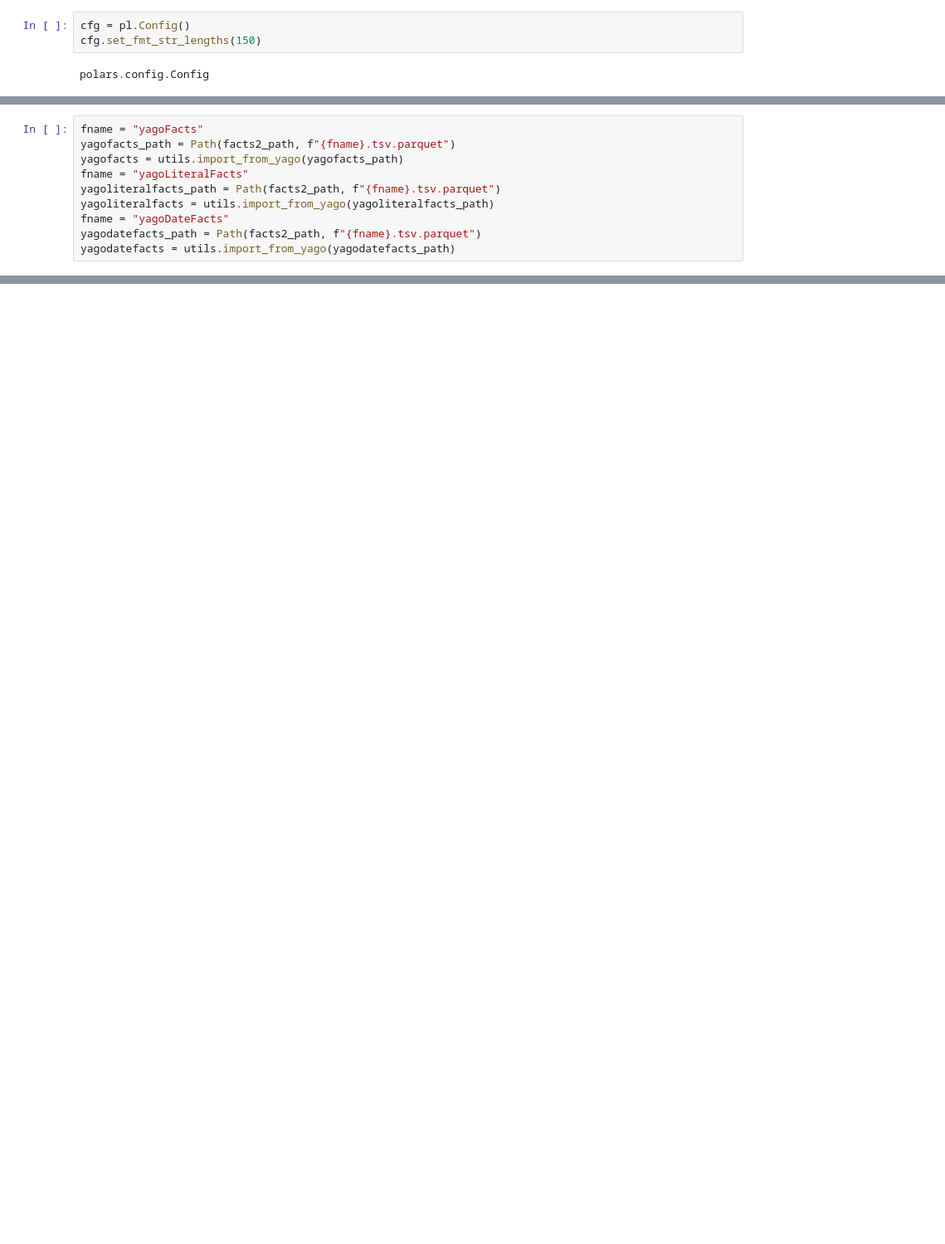
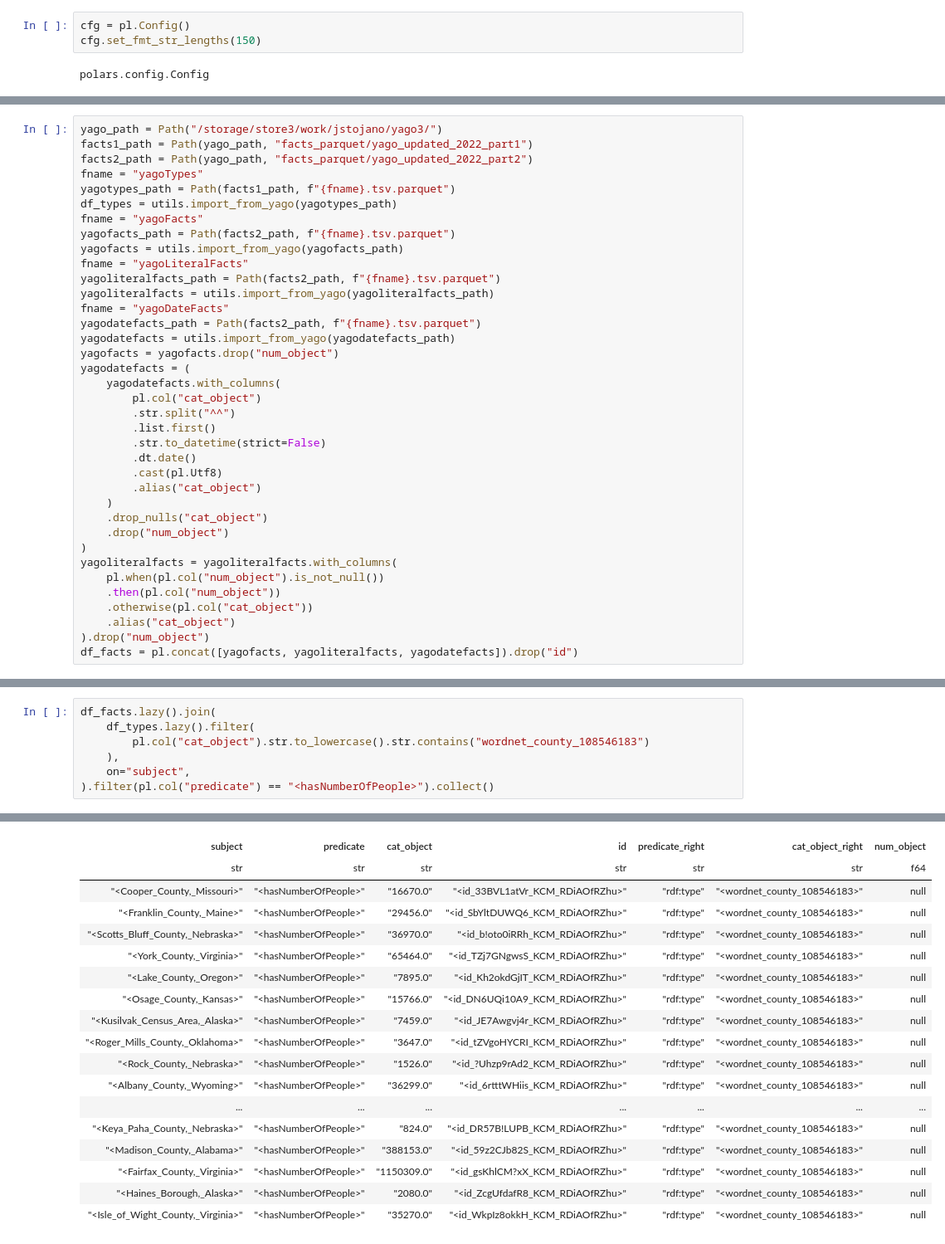
Before and after one commit to rcap107/YADL, a Jupyter notebook: notebooks/Refactor YADL preparation.ipynb, the cells around one changed output, grey strips where cells are left out. Shown at 83% size. Saved outputs shown, nothing was run; the diff lists cells and outputs as text; blank space fills up the shorter version.

Commit message:
Small updats

```diff
--- a/notebooks/Refactor YADL preparation.ipynb
+++ b/notebooks/Refactor YADL preparation.ipynb
@@ -31,4 +27,10 @@ df_types = utils.import_from_yago(yagotypes_path)
 # %%
+yago_path = Path("/storage/store3/work/jstojano/yago3/")
+facts1_path = Path(yago_path, "facts_parquet/yago_updated_2022_part1")
+facts2_path = Path(yago_path, "facts_parquet/yago_updated_2022_part2")
+fname = "yagoTypes"
+yagotypes_path = Path(facts1_path, f"{fname}.tsv.parquet")
+df_types = utils.import_from_yago(yagotypes_path)
 fname = "yagoFacts"
 yagofacts_path = Path(facts2_path, f"{fname}.tsv.parquet")
 yagofacts = utils.import_from_yago(yagofacts_path)
@@ -38,3 +40,24 @@ yagoliteralfacts = utils.import_from_yago(yagoliteralfacts_path)
 fname = "yagoDateFacts"
 yagodatefacts_path = Path(facts2_path, f"{fname}.tsv.parquet")
 yagodatefacts = utils.import_from_yago(yagodatefacts_path)
+yagofacts = yagofacts.drop("num_object")
+yagodatefacts = (
+    yagodatefacts.with_columns(
+        pl.col("cat_object")
+        .str.split("^^")
+        .list.first()
+        .str.to_datetime(strict=False)
+        .dt.date()
+        .cast(pl.Utf8)
+        .alias("cat_object")
+    )
+    .drop_nulls("cat_object")
+    .drop("num_object")
+)
+yagoliteralfacts = yagoliteralfacts.with_columns(
+    pl.when(pl.col("num_object").is_not_null())
+    .then(pl.col("num_object"))
+    .otherwise(pl.col("cat_object"))
+    .alias("cat_object")
+).drop("num_object")
+df_facts = pl.concat([yagofacts, yagoliteralfacts, yagodatefacts]).drop("id")
@@ -78,0 +236,8 @@ shape: (1_015, 5)
+# %%
+df_facts.lazy().join(
+    df_types.lazy().filter(
+        pl.col("cat_object").str.to_lowercase().str.contains("wordnet_county_108546183")
+    ),
+    on="subject",
+).filter(pl.col("predicate") == "<hasNumberOfPeople>").collect()
+# %% [output]
@@ -78,0 +245,18 @@ shape: (1_015, 5)
+| subject | predicate | cat_object | id | predicate_right | cat_object_right | num_object |
+| str | str | str | str | str | str | f64 |
+| "<Cooper_County,_Missouri>" | "<hasNumberOfPeople>" | "16670.0" | "<id_33BVL1atVr_KCM_RDiAOfRZhu>" | "rdf:type" | "<wordnet_county_108546183>" | null |
+| "<Franklin_County,_Maine>" | "<hasNumberOfPeople>" | "29456.0" | "<id_SbYltDUWQ6_KCM_RDiAOfRZhu>" | "rdf:type" | "<wordnet_county_108546183>" | null |
+| "<Scotts_Bluff_County,_Nebraska>" | "<hasNumberOfPeople>" | "36970.0" | "<id_b!oto0iRRh_KCM_RDiAOfRZhu>" | "rdf:type" | "<wordnet_county_108546183>" | null |
+| "<York_County,_Virginia>" | "<hasNumberOfPeople>" | "65464.0" | "<id_TZj7GNgwsS_KCM_RDiAOfRZhu>" | "rdf:type" | "<wordnet_county_108546183>" | null |
+| "<Lake_County,_Oregon>" | "<hasNumberOfPeople>" | "7895.0" | "<id_Kh2okdGjIT_KCM_RDiAOfRZhu>" | "rdf:type" | "<wordnet_county_108546183>" | null |
+| "<Osage_County,_Kansas>" | "<hasNumberOfPeople>" | "15766.0" | "<id_DN6UQi10A9_KCM_RDiAOfRZhu>" | "rdf:type" | "<wordnet_county_108546183>" | null |
+| "<Kusilvak_Census_Area,_Alaska>" | "<hasNumberOfPeople>" | "7459.0" | "<id_JE7Awgvj4r_KCM_RDiAOfRZhu>" | "rdf:type" | "<wordnet_county_108546183>" | null |
+| "<Roger_Mills_County,_Oklahoma>" | "<hasNumberOfPeople>" | "3647.0" | "<id_tZVgoHYCRI_KCM_RDiAOfRZhu>" | "rdf:type" | "<wordnet_county_108546183>" | null |
+| "<Rock_County,_Nebraska>" | "<hasNumberOfPeople>" | "1526.0" | "<id_?Uhzp9rAd2_KCM_RDiAOfRZhu>" | "rdf:type" | "<wordnet_county_108546183>" | null |
+| "<Albany_County,_Wyoming>" | "<hasNumberOfPeople>" | "36299.0" | "<id_6rtttWHiis_KCM_RDiAOfRZhu>" | "rdf:type" | "<wordnet_county_108546183>" | null |
+| ... | ... | ... | ... | ... | ... | ... |
+| "<Keya_Paha_County,_Nebraska>" | "<hasNumberOfPeople>" | "824.0" | "<id_DR57B!LUPB_KCM_RDiAOfRZhu>" | "rdf:type" | "<wordnet_county_108546183>" | null |
+| "<Madison_County,_Alabama>" | "<hasNumberOfPeople>" | "388153.0" | "<id_59z2CJb82S_KCM_RDiAOfRZhu>" | "rdf:type" | "<wordnet_county_108546183>" | null |
+| "<Fairfax_County,_Virginia>" | "<hasNumberOfPeople>" | "1150309.0" | "<id_gsKhlCM?xX_KCM_RDiAOfRZhu>" | "rdf:type" | "<wordnet_county_108546183>" | null |
+| "<Haines_Borough,_Alaska>" | "<hasNumberOfPeople>" | "2080.0" | "<id_ZcgUfdafR8_KCM_RDiAOfRZhu>" | "rdf:type" | "<wordnet_county_108546183>" | null |
+| "<Isle_of_Wight_County,_Virginia>" | "<hasNumberOfPeople>" | "35270.0" | "<id_WkpIz8okkH_KCM_RDiAOfRZhu>" | "rdf:type" | "<wordnet_county_108546183>" | null |
```
Also changed, not shown: parts of 34 cells of this notebook, 2 other files.
